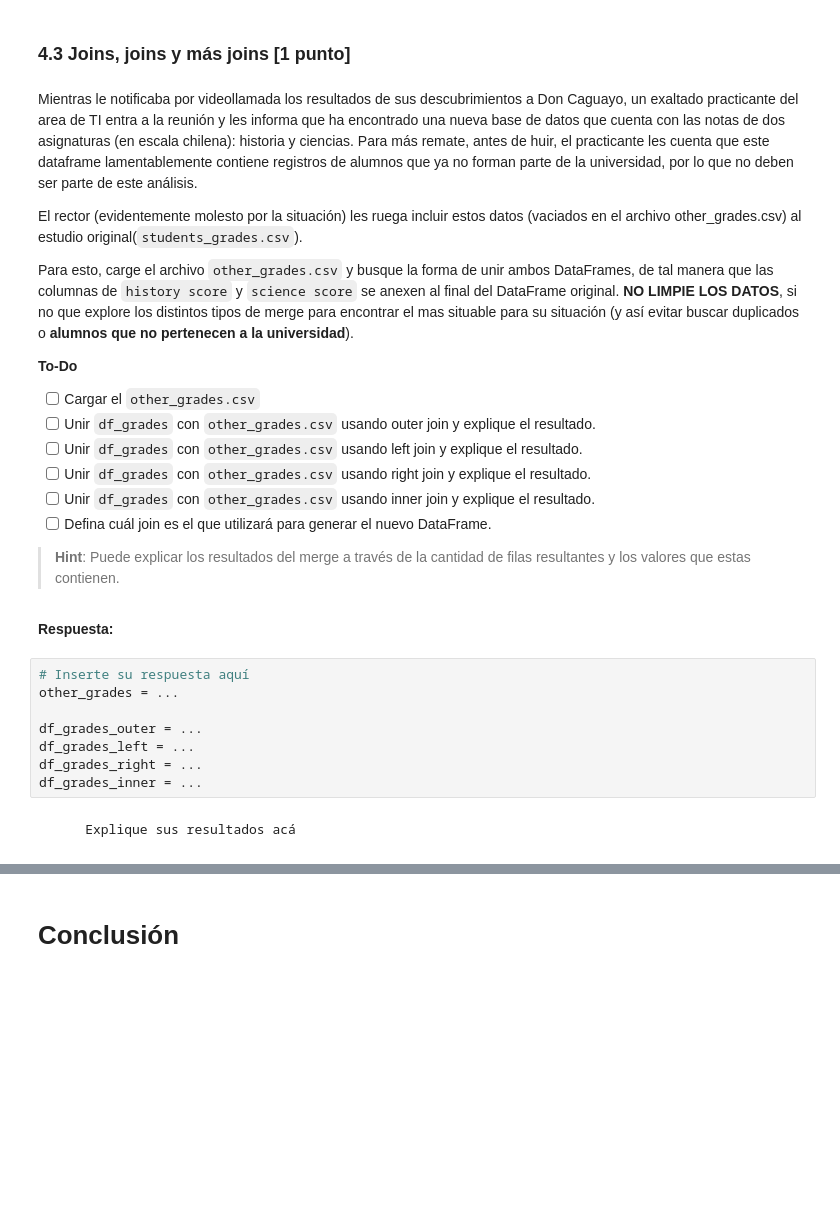
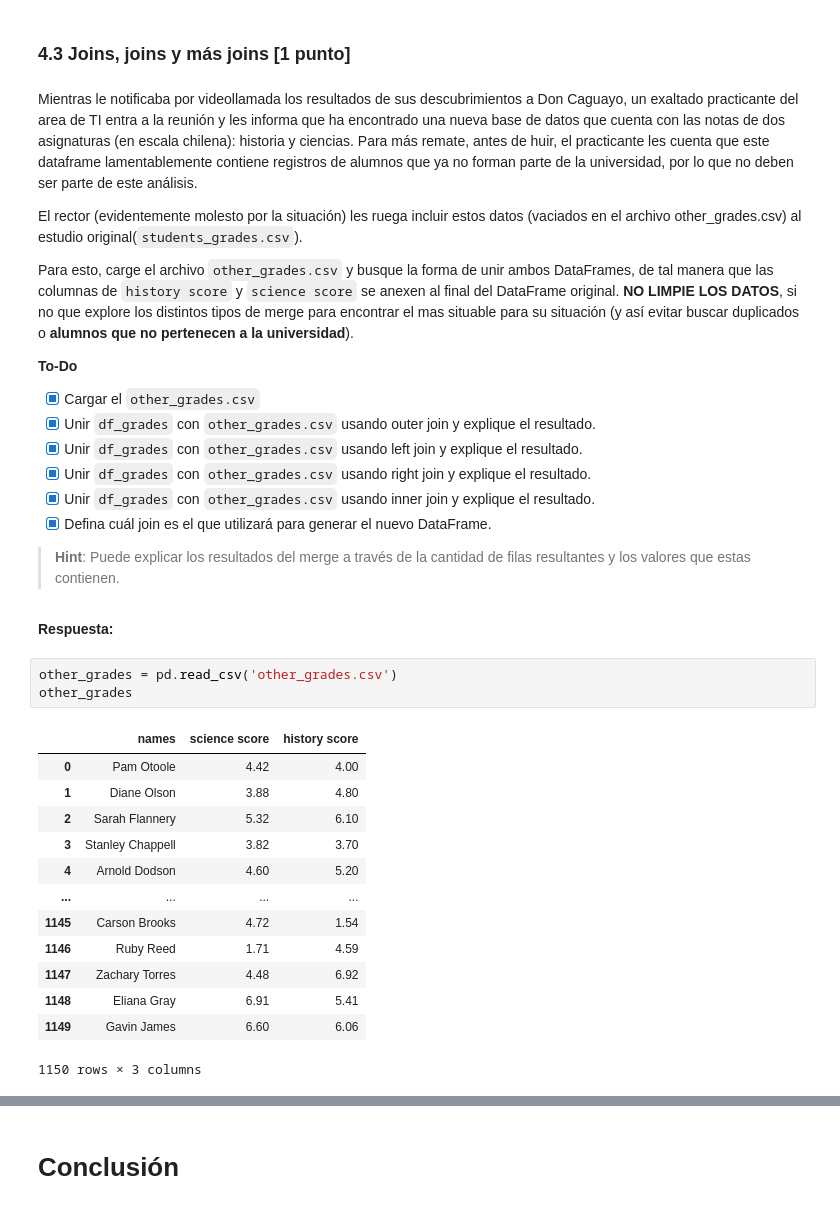
Before and after one commit to Geral37/MDS7202, a Jupyter notebook: Laboratorios/Lab 3 - Pandas/Lab3.ipynb, the cells around one changed output, grey strips where cells are left out. Cells and saved outputs as stored; diff of their text form; blank space fills up the shorter version.

```diff
--- a/Laboratorios/Lab 3 - Pandas/Lab3.ipynb
+++ b/Laboratorios/Lab 3 - Pandas/Lab3.ipynb
@@ -706,23 +778,30 @@ Para esto, carge el archivo `other_grades.csv` y busque la forma de unir ambos D
 **To-Do**
 
 
-- [ ] Cargar el `other_grades.csv`
-- [ ] Unir `df_grades` con `other_grades.csv` usando outer join y explique el resultado.
-- [ ] Unir `df_grades` con `other_grades.csv` usando left join y explique el resultado.
-- [ ] Unir `df_grades` con `other_grades.csv` usando right join y explique el resultado.
-- [ ] Unir `df_grades` con `other_grades.csv` usando inner join y explique el resultado.
-- [ ] Defina cuál join es el que utilizará para generar el nuevo DataFrame.
+- [X] Cargar el `other_grades.csv`
+- [X] Unir `df_grades` con `other_grades.csv` usando outer join y explique el resultado.
+- [X] Unir `df_grades` con `other_grades.csv` usando left join y explique el resultado.
+- [X] Unir `df_grades` con `other_grades.csv` usando right join y explique el resultado.
+- [X] Unir `df_grades` con `other_grades.csv` usando inner join y explique el resultado.
+- [X] Defina cuál join es el que utilizará para generar el nuevo DataFrame.
 
 > **Hint**: Puede explicar los resultados del merge a través de la cantidad de filas resultantes y los valores que estas contienen.
 # %% [markdown]
 **Respuesta:**
-# %%
-# Inserte su respuesta aquí
-other_grades = ...
-
-df_grades_outer = ...
-df_grades_left = ...
-df_grades_right = ...
-df_grades_inner = ...
-# %% [markdown]
-        Explique sus resultados acá
+# %%
+other_grades = pd.read_csv('other_grades.csv')
+other_grades
+# %% [output]
+|  | names | science score | history score |
+| 0 | Pam Otoole | 4.42 | 4.00 |
+| 1 | Diane Olson | 3.88 | 4.80 |
+| 2 | Sarah Flannery | 5.32 | 6.10 |
+| 3 | Stanley Chappell | 3.82 | 3.70 |
+| 4 | Arnold Dodson | 4.60 | 5.20 |
+| ... | ... | ... | ... |
+| 1145 | Carson Brooks | 4.72 | 1.54 |
+| 1146 | Ruby Reed | 1.71 | 4.59 |
+| 1147 | Zachary Torres | 4.48 | 6.92 |
+| 1148 | Eliana Gray | 6.91 | 5.41 |
+| 1149 | Gavin James | 6.60 | 6.06 |
+1150 rows × 3 columns
```
Also changed, not shown: parts of 21 cells of this notebook.
